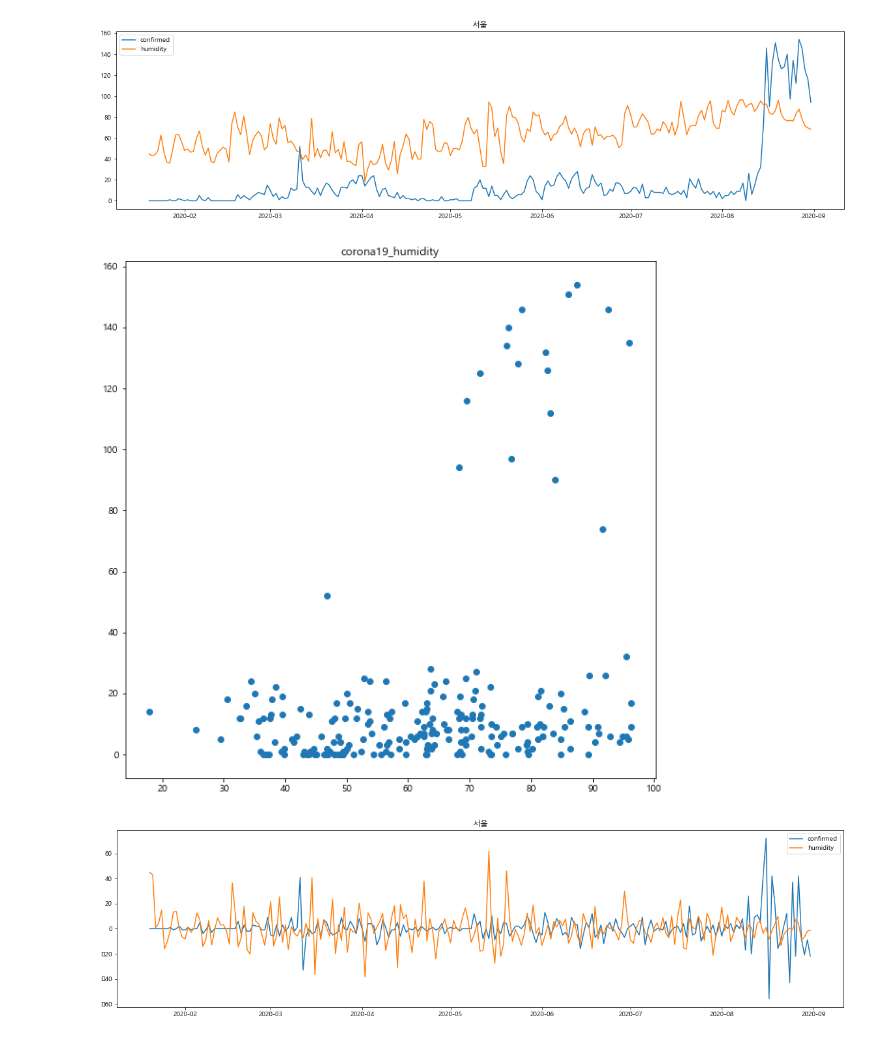
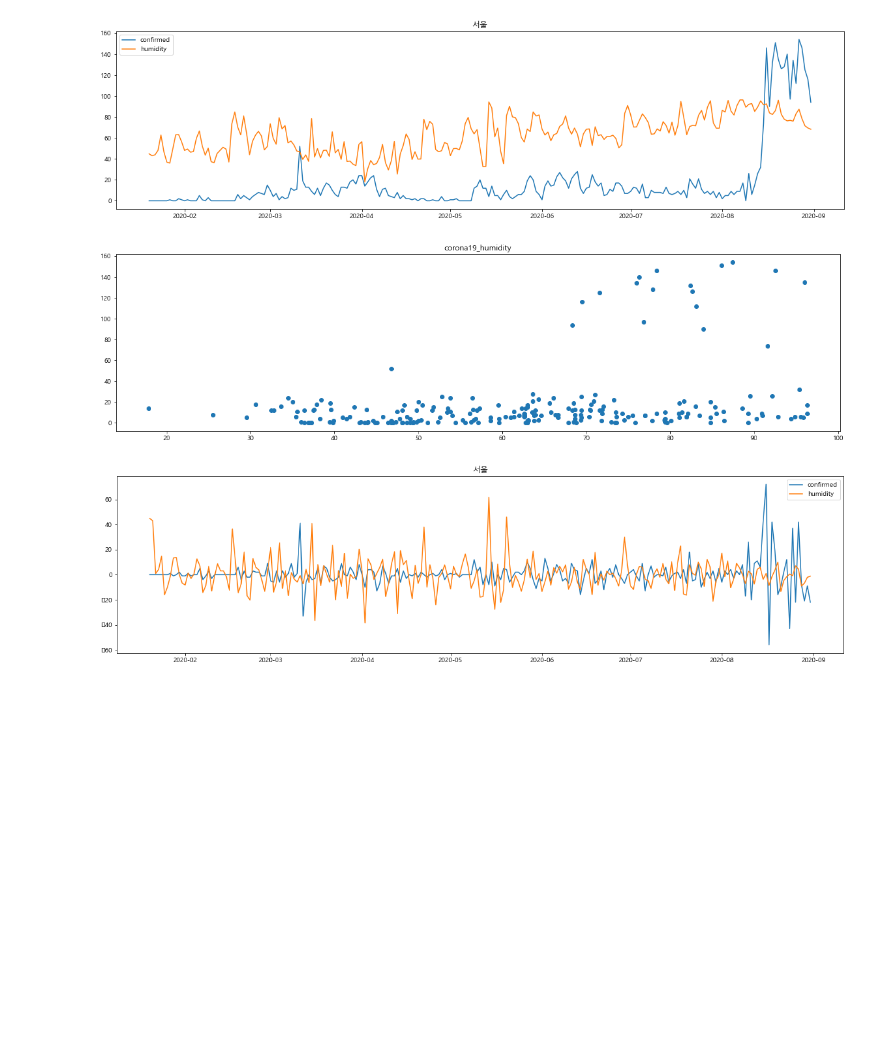
Before and after one commit to leeisack/project_AI_AMONG_US, a Jupyter notebook: sia_proj/corona.ipynb, the cells around one changed output. Saved outputs shown, nothing was run; the diff lists cells and outputs as text; code cells hidden in the pictures; blank space fills up the shorter version.

```diff
--- a/sia_proj/corona.ipynb
+++ b/sia_proj/corona.ipynb
@@ -60,12 +60,12 @@ plt.show()
 # %% [output]
 [figure]
 # %%
-plt.figure(figsize=(10, 10))
+plt.figure(figsize=(20, 5))
 plt.scatter(seoul_humidity['avg_relative_humidity'], seoul_confirmed['confirmed'])
 plt.title('corona19_humidity')
 plt.show()
 # %% [output]
-[figure, old version]
+[figure, new version]
 # %%
 for i in range(len(seoul_confirmed)-1, 1, -1):
     seoul_confirmed['confirmed'][i] = seoul_confirmed['confirmed'][i] - seoul_confirmed['confirmed'][i-1]
```
Also changed, not shown: parts of 1 cell of this notebook.
